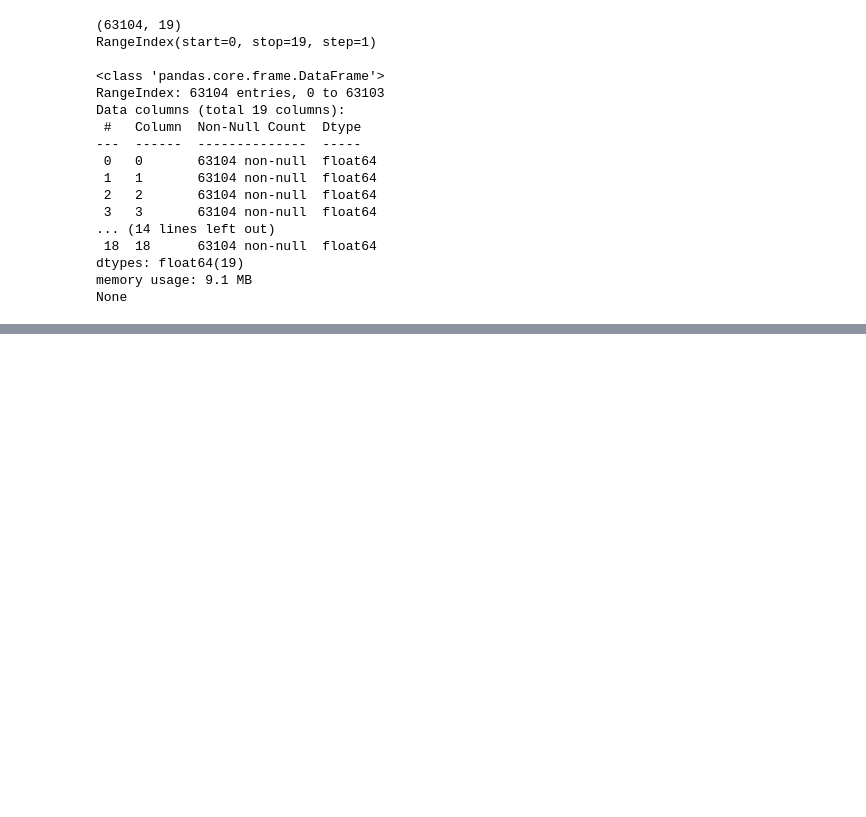
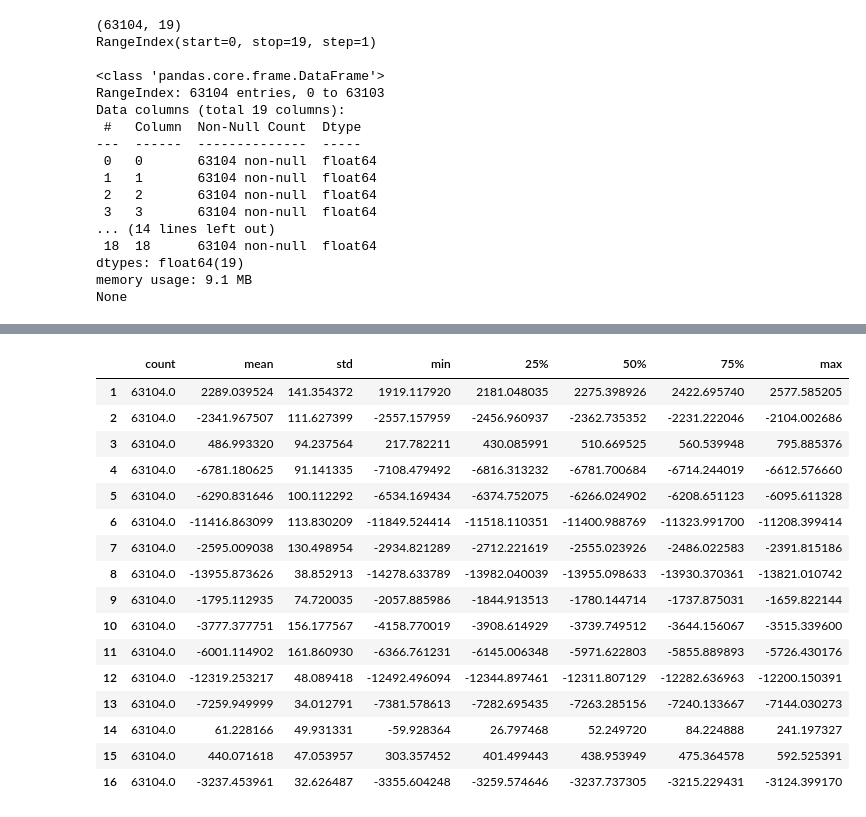
Before and after one commit to aparna-2001/machine_learning_practice, a Jupyter notebook: level1_ML_foundation_BCI.ipynb, the cells around one changed output, grey strips where cells are left out. Cells and saved outputs as stored; diff of their text form; code cells hidden in the pictures; blank space fills up the shorter version.

Commit message:
summary statistics

```diff
--- a/level1_ML_foundation_BCI.ipynb
+++ b/level1_ML_foundation_BCI.ipynb
@@ -132,0 +148,5 @@ What data type is each column? - each data type is float
+# %%
+#summary statistics
+
+signal_data_stat = signal_data.iloc[:, 1:17].describe()
+signal_data_stat
@@ -132,0 +163,21 @@ What data type is each column? - each data type is float
+# %%
+signal_data_stat_transpose = signal_data_stat.transpose()
+signal_data_stat_transpose
+# %% [output]
+|  | count | mean | std | min | 25% | 50% | 75% | max |
+| 1 | 63104.0 | 2289.039524 | 141.354372 | 1919.117920 | 2181.048035 | 2275.398926 | 2422.695740 | 2577.585205 |
+| 2 | 63104.0 | -2341.967507 | 111.627399 | -2557.157959 | -2456.960937 | -2362.735352 | -2231.222046 | -2104.002686 |
+| 3 | 63104.0 | 486.993320 | 94.237564 | 217.782211 | 430.085991 | 510.669525 | 560.539948 | 795.885376 |
+| 4 | 63104.0 | -6781.180625 | 91.141335 | -7108.479492 | -6816.313232 | -6781.700684 | -6714.244019 | -6612.576660 |
+| 5 | 63104.0 | -6290.831646 | 100.112292 | -6534.169434 | -6374.752075 | -6266.024902 | -6208.651123 | -6095.611328 |
+| 6 | 63104.0 | -11416.863099 | 113.830209 | -11849.524414 | -11518.110351 | -11400.988769 | -11323.991700 | -11208.399414 |
+| 7 | 63104.0 | -2595.009038 | 130.498954 | -2934.821289 | -2712.221619 | -2555.023926 | -2486.022583 | -2391.815186 |
+| 8 | 63104.0 | -13955.873626 | 38.852913 | -14278.633789 | -13982.040039 | -13955.098633 | -13930.370361 | -13821.010742 |
+| 9 | 63104.0 | -1795.112935 | 74.720035 | -2057.885986 | -1844.913513 | -1780.144714 | -1737.875031 | -1659.822144 |
+| 10 | 63104.0 | -3777.377751 | 156.177567 | -4158.770019 | -3908.614929 | -3739.749512 | -3644.156067 | -3515.339600 |
+| 11 | 63104.0 | -6001.114902 | 161.860930 | -6366.761231 | -6145.006348 | -5971.622803 | -5855.889893 | -5726.430176 |
+| 12 | 63104.0 | -12319.253217 | 48.089418 | -12492.496094 | -12344.897461 | -12311.807129 | -12282.636963 | -12200.150391 |
+| 13 | 63104.0 | -7259.949999 | 34.012791 | -7381.578613 | -7282.695435 | -7263.285156 | -7240.133667 | -7144.030273 |
+| 14 | 63104.0 | 61.228166 | 49.931331 | -59.928364 | 26.797468 | 52.249720 | 84.224888 | 241.197327 |
+| 15 | 63104.0 | 440.071618 | 47.053957 | 303.357452 | 401.499443 | 438.953949 | 475.364578 | 592.525391 |
+| 16 | 63104.0 | -3237.453961 | 32.626487 | -3355.604248 | -3259.574646 | -3237.737305 | -3215.229431 | -3124.399170 |
```
Also changed, not shown: parts of 8 cells of this notebook.
